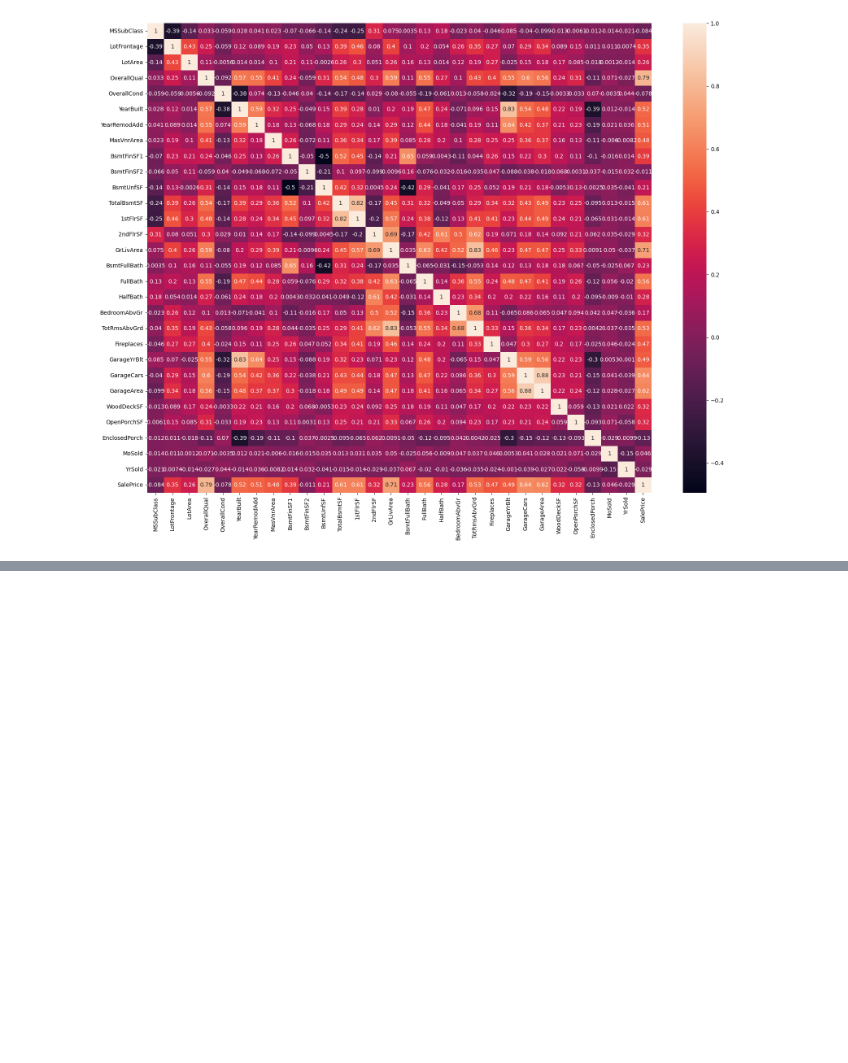
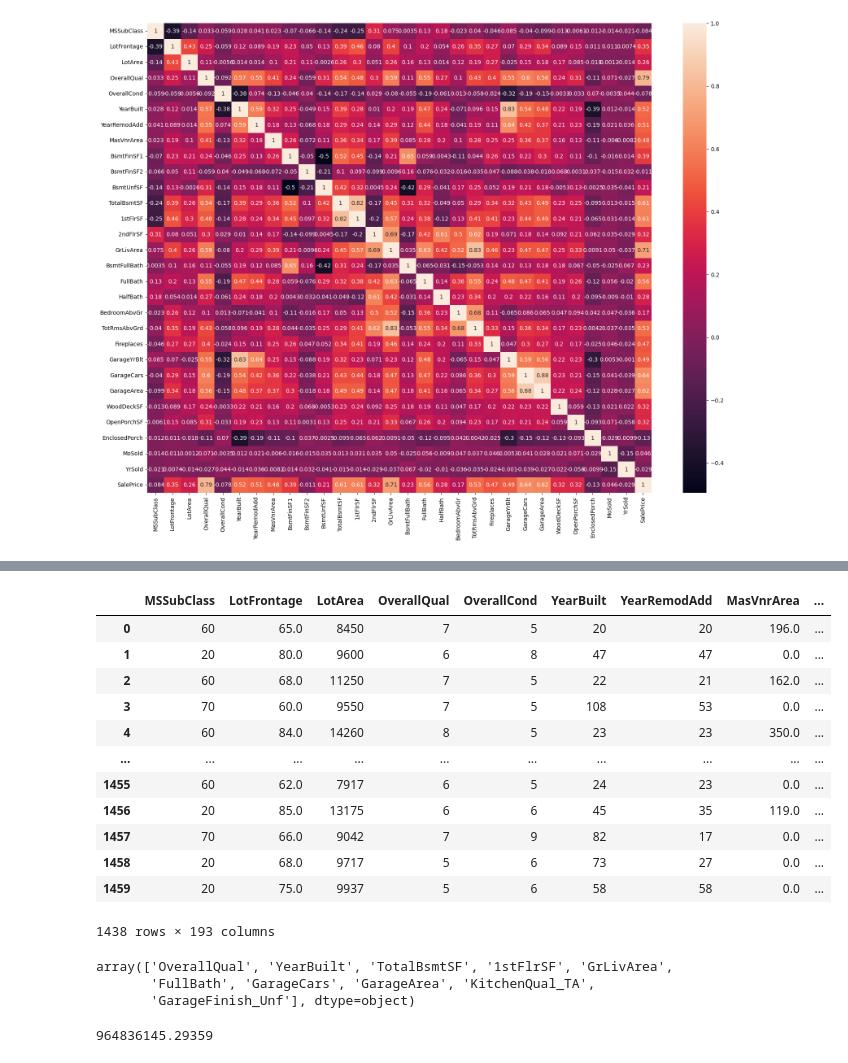
Before and after one commit to ataden48/house_price_train, a Jupyter notebook: house.ipynb, the cells around one changed output, grey strips where cells are left out. Saved outputs shown, nothing was run; the diff lists cells and outputs as text; code cells hidden in the pictures; blank space fills up the shorter version.

```diff
--- a/house.ipynb
+++ b/house.ipynb
@@ -144,0 +243,59 @@ sns.heatmap(data_num.corr(), annot=True)
+# %%
+dict_corr = dict()
+data_corr = new_data.corr().copy()
+
+for i in range(len(data_corr.columns)):
+    for g in range(i):
+        if data_corr.iloc[i,g] < 1 and abs(data_corr.iloc[i,g]) > 0.9:
+            dict_corr[data_corr.columns[i]] = data_corr.columns[g]
+
+
+
+new_data.drop(columns=list(dict_corr.keys()), inplace=True)
+# %%
+new_data['YearBuilt'] = 2023 - new_data['YearBuilt']
+new_data['YearRemodAdd'] = 2023 - new_data['YearRemodAdd']
+# %%
+
+
+def sigma_3(df, col, emiss=False, left_s=3, right_s=3):
+
+    sigma = df[col].std()
+    mu = df[col].mean()
+    form_min = mu - left_s*sigma
+    form_max = mu + right_s*sigma
+
+    sorted_df = df[(df[col] < form_max) & (df[col] > form_min)]
+    emission_list = df[(df[col] >= form_max) | (df[col] <= form_min)][col].values
+    if emiss:
+        return sorted_df, emission_list
+    return sorted_df
+
+for i in data_num.columns:
+    data_sorted = sigma_3(new_data, col=i)
+
+data_sorted
+# %% [output]
+|  | MSSubClass | LotFrontage | LotArea | OverallQual | OverallCond | YearBuilt | YearRemodAdd | MasVnrArea | ... |
+| 0 | 60 | 65.0 | 8450 | 7 | 5 | 20 | 20 | 196.0 | ... |
+| 1 | 20 | 80.0 | 9600 | 6 | 8 | 47 | 47 | 0.0 | ... |
+| 2 | 60 | 68.0 | 11250 | 7 | 5 | 22 | 21 | 162.0 | ... |
+| 3 | 70 | 60.0 | 9550 | 7 | 5 | 108 | 53 | 0.0 | ... |
+| 4 | 60 | 84.0 | 14260 | 8 | 5 | 23 | 23 | 350.0 | ... |
+| ... | ... | ... | ... | ... | ... | ... | ... | ... | ... |
+| 1455 | 60 | 62.0 | 7917 | 6 | 5 | 24 | 23 | 0.0 | ... |
+| 1456 | 20 | 85.0 | 13175 | 6 | 6 | 45 | 35 | 119.0 | ... |
+| 1457 | 70 | 66.0 | 9042 | 7 | 9 | 82 | 17 | 0.0 | ... |
+| 1458 | 20 | 68.0 | 9717 | 5 | 6 | 73 | 27 | 0.0 | ... |
+| 1459 | 20 | 75.0 | 9937 | 5 | 6 | 58 | 58 | 0.0 | ... |
+1438 rows × 193 columns
+# %%
+selector = SelectKBest(score_func=f_regression, k=10)
+
+selector.fit(X=data_sorted.drop(columns=['SalePrice']), y=data_sorted['SalePrice'])
+
+selector.get_feature_names_out()
+# %% [output]
+array(['OverallQual', 'YearBuilt', 'TotalBsmtSF', '1stFlrSF', 'GrLivArea',
+       'FullBath', 'GarageCars', 'GarageArea', 'KitchenQual_TA',
+       'GarageFinish_Unf'], dtype=object)
@@ -144,0 +308,10 @@ sns.heatmap(data_num.corr(), annot=True)
+# %%
+linear = linear_model.LinearRegression()
+
+linear.fit(X=X_train, y=y_train)
+
+y_pred = linear.predict(X=X_test)
+
+metrics.mean_squared_error(y_pred=y_pred, y_true=y_test)
+# %% [output]
+964836145.29359
```
Also changed, not shown: parts of 12 cells of this notebook.
